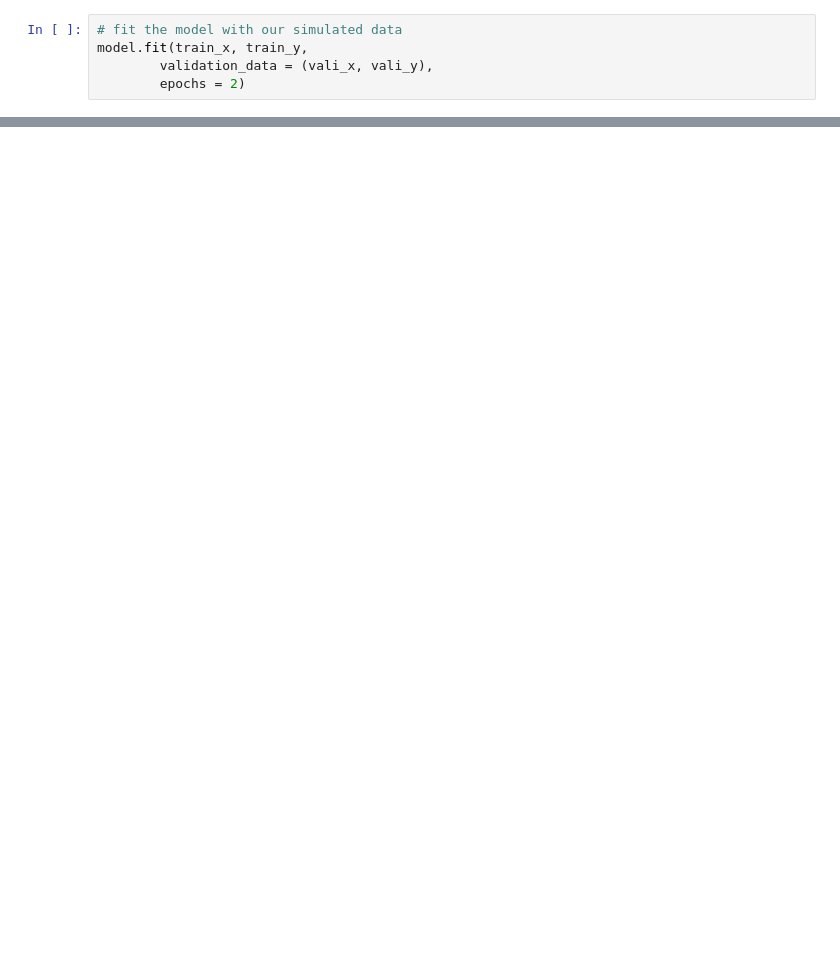
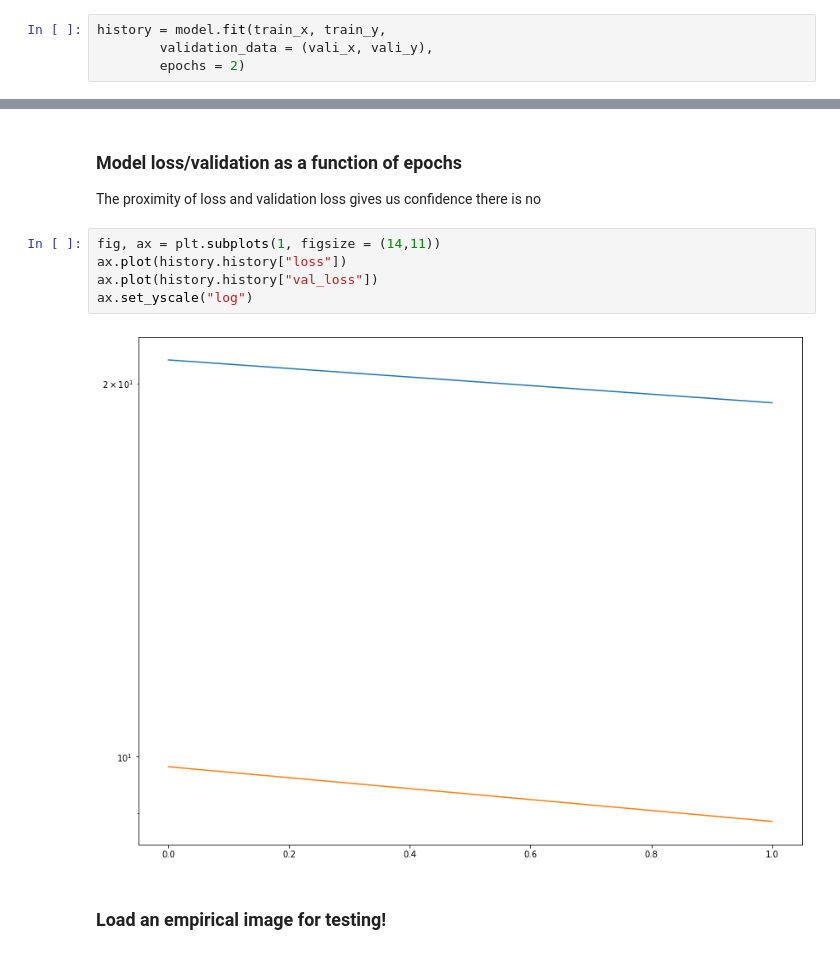
Before and after one commit to jgallowa07/Spot-Detection, a Jupyter notebook: Notebooks/train_spot.ipynb, the cells around one changed output, grey strips where cells are left out. Cells and saved outputs as stored; diff of their text form; blank space fills up the shorter version.

```diff
--- a/Notebooks/train_spot.ipynb
+++ b/Notebooks/train_spot.ipynb
@@ -95,5 +159,4 @@ print(model.summary())
 # %%
-# fit the model with our simulated data
-model.fit(train_x, train_y,
+history = model.fit(train_x, train_y,
         validation_data = (vali_x, vali_y),
         epochs = 2)
@@ -100 +169,14 @@ model.fit(train_x, train_y,
+# %% [markdown]
+### Model loss/validation as a function of epochs
+
+The proximity of loss and validation loss gives us confidence there is no
+# %%
+fig, ax = plt.subplots(1, figsize = (14,11))
+ax.plot(history.history["loss"])
+ax.plot(history.history["val_loss"])
+ax.set_yscale("log")
+# %% [output]
+[figure, added]
+# %% [markdown]
+### Load an empirical image for testing!
 # %%
```
Also changed, not shown: parts of 26 cells of this notebook.
